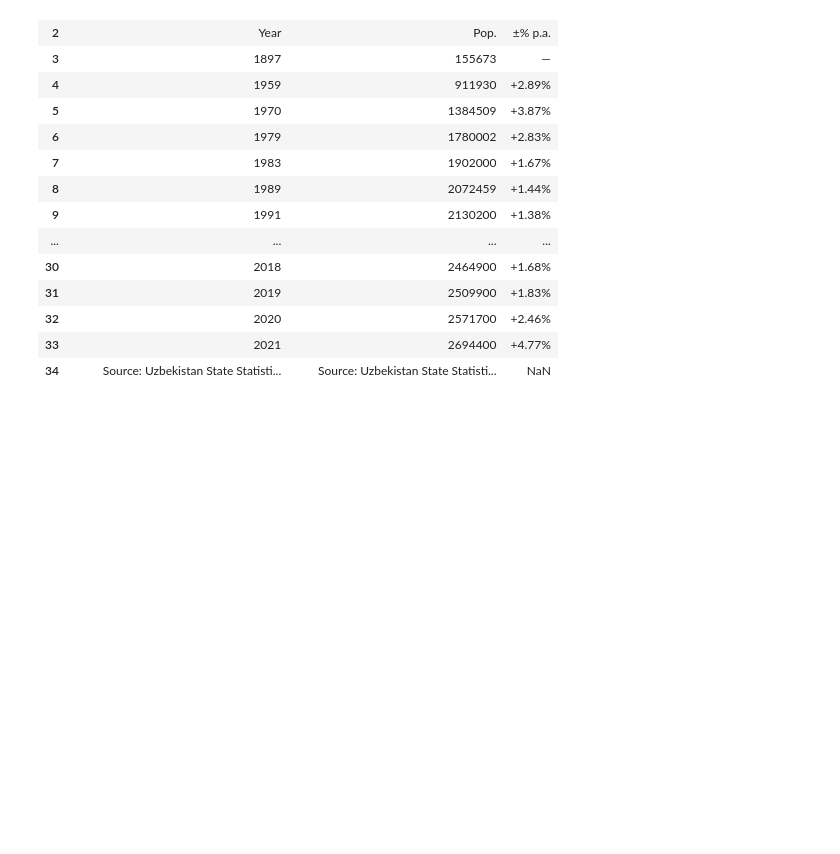
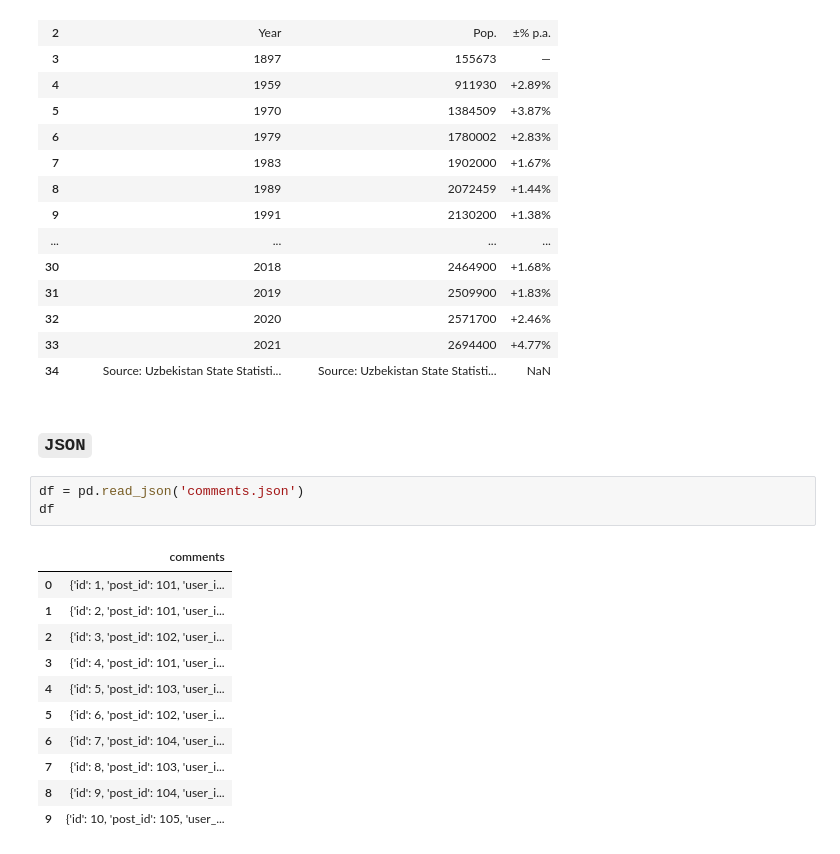
Before and after one commit to Ahmadjon0125/Mohirdev_lessons, a Jupyter notebook: Ma'lumotlarga ishlov berish. Fayllar va ma'lumotlar ombori/1.File.ipynb, the cells around one changed output. Cells and saved outputs as stored; diff of their text form; blank space fills up the shorter version.

````diff
--- a/Ma'lumotlarga ishlov berish. Fayllar va ma'lumotlar ombori/1.File.ipynb
+++ b/Ma'lumotlarga ishlov berish. Fayllar va ma'lumotlar ombori/1.File.ipynb
@@ -309,3 +309,20 @@ tashkent[6]
 | 32 | 2020 | 2571700 | +2.46% |
 | 33 | 2021 | 2694400 | +4.77% |
 | 34 | Source: Uzbekistan State Statisti... | Source: Uzbekistan State Statisti... | NaN |
+# %% [markdown]
+### ```JSON```
+# %%
+df = pd.read_json('comments.json')
+df
+# %% [output]
+|  | comments |
+| 0 | {'id': 1, 'post_id': 101, 'user_i... |
+| 1 | {'id': 2, 'post_id': 101, 'user_i... |
+| 2 | {'id': 3, 'post_id': 102, 'user_i... |
+| 3 | {'id': 4, 'post_id': 101, 'user_i... |
+| 4 | {'id': 5, 'post_id': 103, 'user_i... |
+| 5 | {'id': 6, 'post_id': 102, 'user_i... |
+| 6 | {'id': 7, 'post_id': 104, 'user_i... |
+| 7 | {'id': 8, 'post_id': 103, 'user_i... |
+| 8 | {'id': 9, 'post_id': 104, 'user_i... |
+| 9 | {'id': 10, 'post_id': 105, 'user_... |
````
Also changed, not shown: parts of 1 cell of this notebook, 3 other files.
